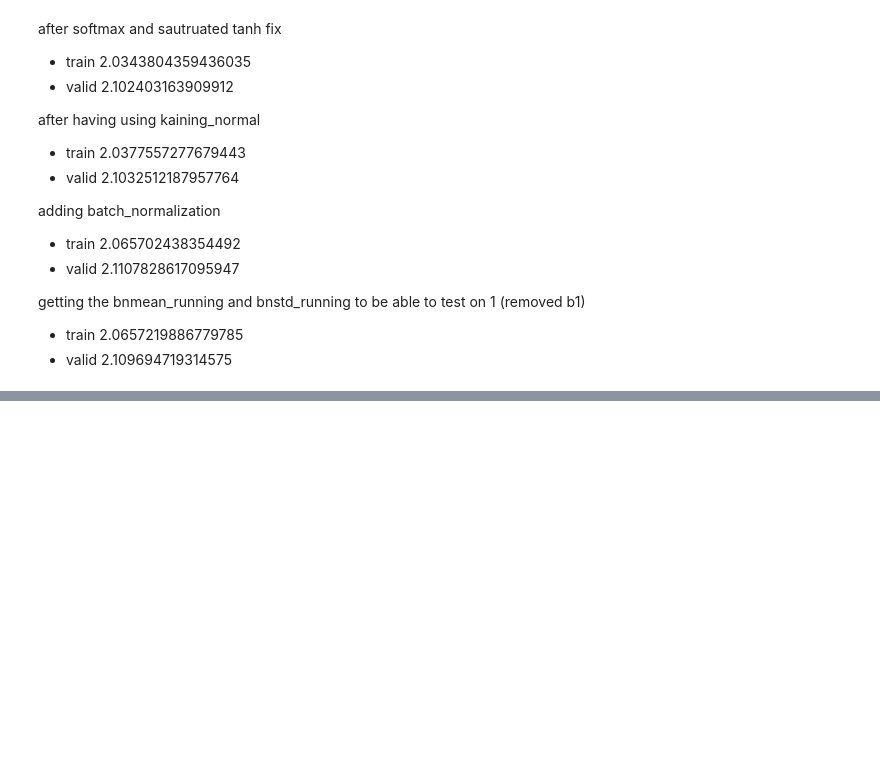
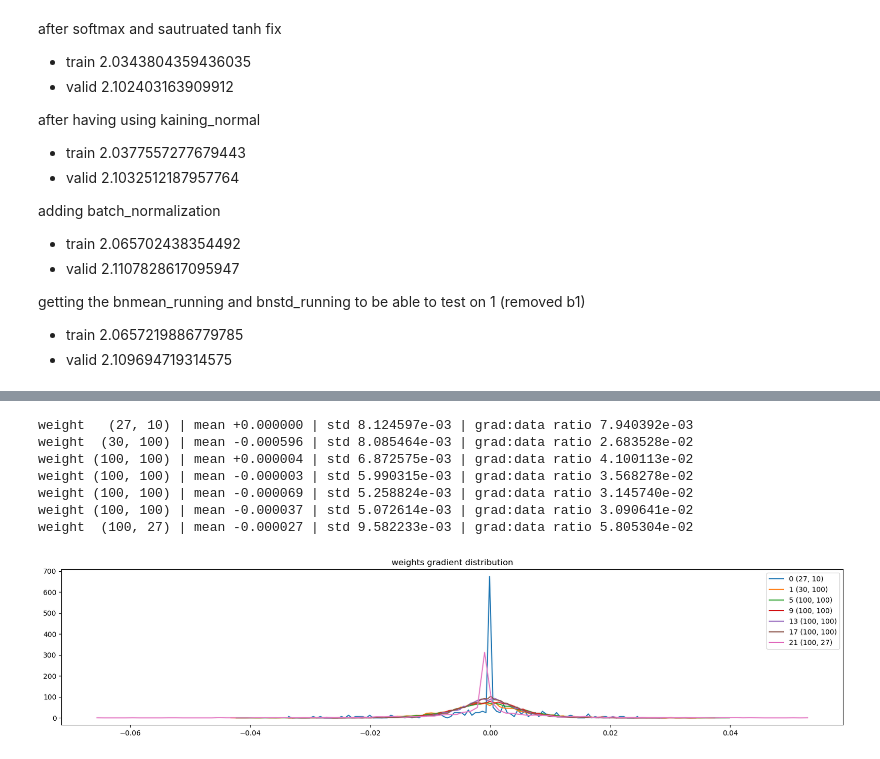
Before and after one commit to TheMellyBee/ml_learning_collection, a Jupyter notebook: building_makemore_part_3.ipynb, the cells around one changed output, grey strips where cells are left out. Saved outputs shown, nothing was run; the diff lists cells and outputs as text; code cells hidden in the pictures; blank space fills up the shorter version.

```diff
--- a/building_makemore_part_3.ipynb
+++ b/building_makemore_part_3.ipynb
@@ -451,0 +651,22 @@ getting the bnmean_running and bnstd_running to be able to test on 1 (removed b1
+# %%
+# visualize histograms
+plt.figure(figsize=(20, 4)) # width and height of the plot
+legends = []
+for i,p in enumerate(parameters):
+    t = p.grad
+    if p.ndim == 2:
+        print('weight %10s | mean %+f | std %e | grad:data ratio %e' % (tuple(p.shape), t.mean(), t.std(), t.std() / p.std()))
+        hy, hx = torch.histogram(t, density=True)
+        plt.plot(hx[:-1].detach(), hy.detach())
+        legends.append(f'{i} {tuple(p.shape)}')
+plt.legend(legends)
+plt.title('weights gradient distribution');
+# %% [output]
+weight   (27, 10) | mean +0.000000 | std 8.124597e-03 | grad:data ratio 7.940392e-03
+weight  (30, 100) | mean -0.000596 | std 8.085464e-03 | grad:data ratio 2.683528e-02
+weight (100, 100) | mean +0.000004 | std 6.872575e-03 | grad:data ratio 4.100113e-02
+weight (100, 100) | mean -0.000003 | std 5.990315e-03 | grad:data ratio 3.568278e-02
+weight (100, 100) | mean -0.000069 | std 5.258824e-03 | grad:data ratio 3.145740e-02
+weight (100, 100) | mean -0.000037 | std 5.072614e-03 | grad:data ratio 3.090641e-02
+weight  (100, 27) | mean -0.000027 | std 9.582233e-03 | grad:data ratio 5.805304e-02
+[figure, added]
```
Also changed, not shown: parts of 12 cells of this notebook.
